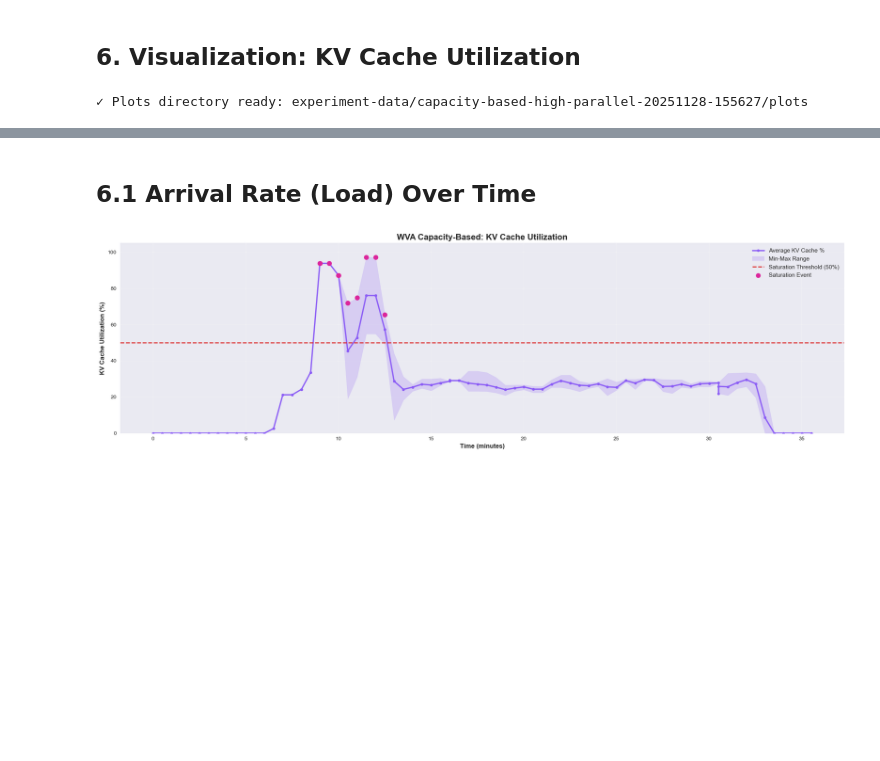
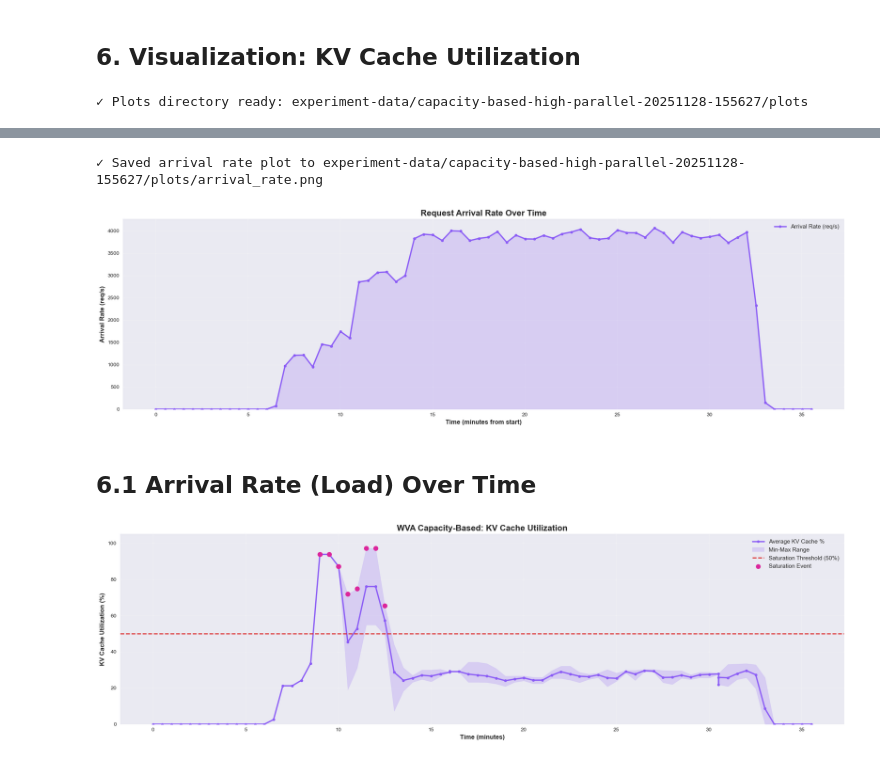
Before and after one commit to WheelyMcBones/inferno-autoscaler-fork, a Jupyter notebook: config/samples/wva-experiments/analyze-capacity-based.ipynb, the cells around one changed output, grey strips where cells are left out. Saved outputs shown, nothing was run; the diff lists cells and outputs as text; code cells hidden in the pictures; blank space fills up the shorter version.

```diff
--- a/config/samples/wva-experiments/analyze-capacity-based.ipynb
+++ b/config/samples/wva-experiments/analyze-capacity-based.ipynb
@@ -556,31 +566,34 @@ df_arrival.head()
 # %%
 # Plot arrival rate over time
 if len(df_arrival) > 0:
-    fig, ax = plt.subplots(figsize=(14, 5))
+    fig, ax = plt.subplots(figsize=(20, 6))
 
     # Plot arrival rate
     ax.plot(df_arrival['time_min'], df_arrival['arrival_rate'],
-            color='purple', linewidth=2, label='Arrival Rate (req/s)')
+            '-o', color='#8b5cf6', linewidth=2.5, markersize=5, label='Arrival Rate (req/s)')
     ax.fill_between(df_arrival['time_min'], 0, df_arrival['arrival_rate'],
-                     color='purple', alpha=0.1)
+                     color='#8b5cf6', alpha=0.2)
 
-    ax.set_xlabel('Time (minutes)', fontsize=12)
-    ax.set_ylabel('Arrival Rate (req/s)', fontsize=12, color='purple')
-    ax.tick_params(axis='y', labelcolor='purple')
+    ax.set_xlabel('Time (minutes from start)', fontsize=12, fontweight='bold')
+    ax.set_ylabel('Arrival Rate (req/s)', fontsize=12, fontweight='bold')
+    ax.set_title('Request Arrival Rate Over Time', fontsize=16, fontweight='bold')
+    ax.legend(loc='best', fontsize=11, framealpha=0.9)
     ax.grid(True, alpha=0.3)
-    ax.legend(loc='upper left', fontsize=10)
+    ax.set_ylim(bottom=0)
 
-    plt.title('Request Arrival Rate Over Time', fontsize=14, fontweight='bold')
     plt.tight_layout()
 
     # Save plot
     output_file = plots_dir / 'arrival_rate.png'
     plt.savefig(output_file, dpi=150, bbox_inches='tight')
     print(f"✓ Saved arrival rate plot to {output_file}")
 
     plt.show()
 else:
     print("⚠ No arrival rate data to plot")
+# %% [output]
+✓ Saved arrival rate plot to experiment-data/capacity-based-high-parallel-20251128-155627/plots/arrival_rate.png
+[figure, added]
 # %% [markdown]
 ## 6.1 Arrival Rate (Load) Over Time
 # %%
```
Also changed, not shown: parts of 1 cell of this notebook, 1 other file.
